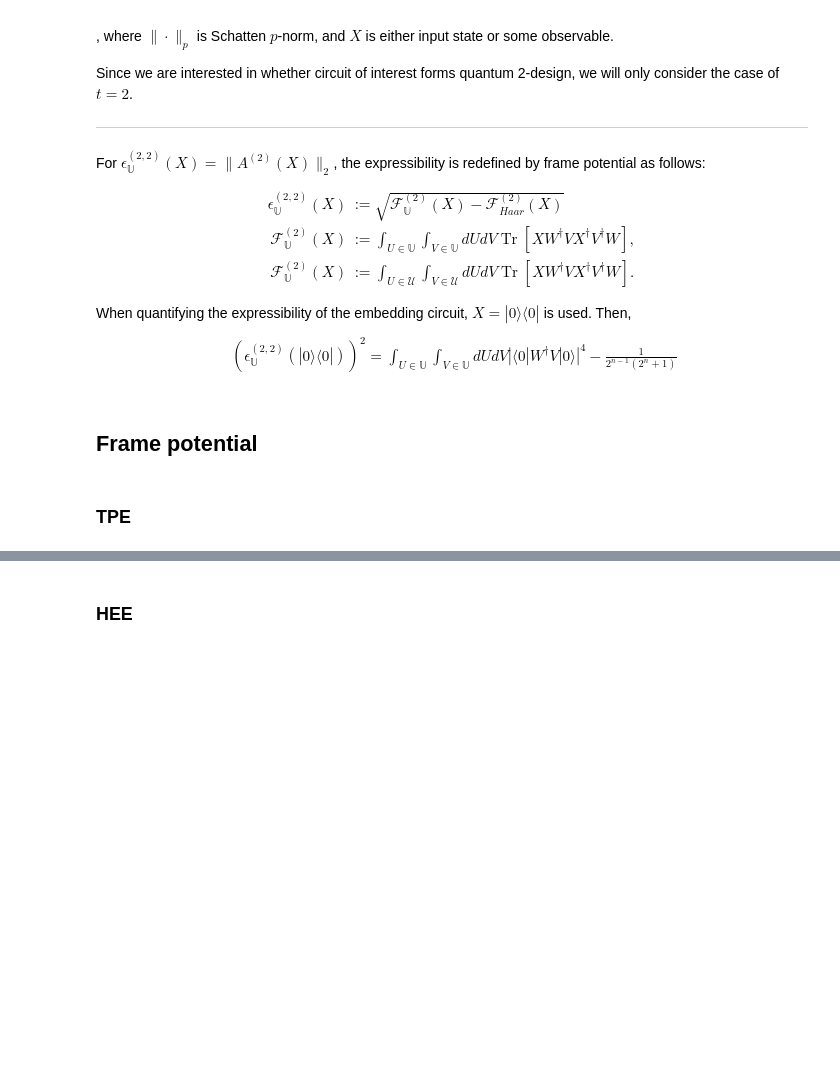
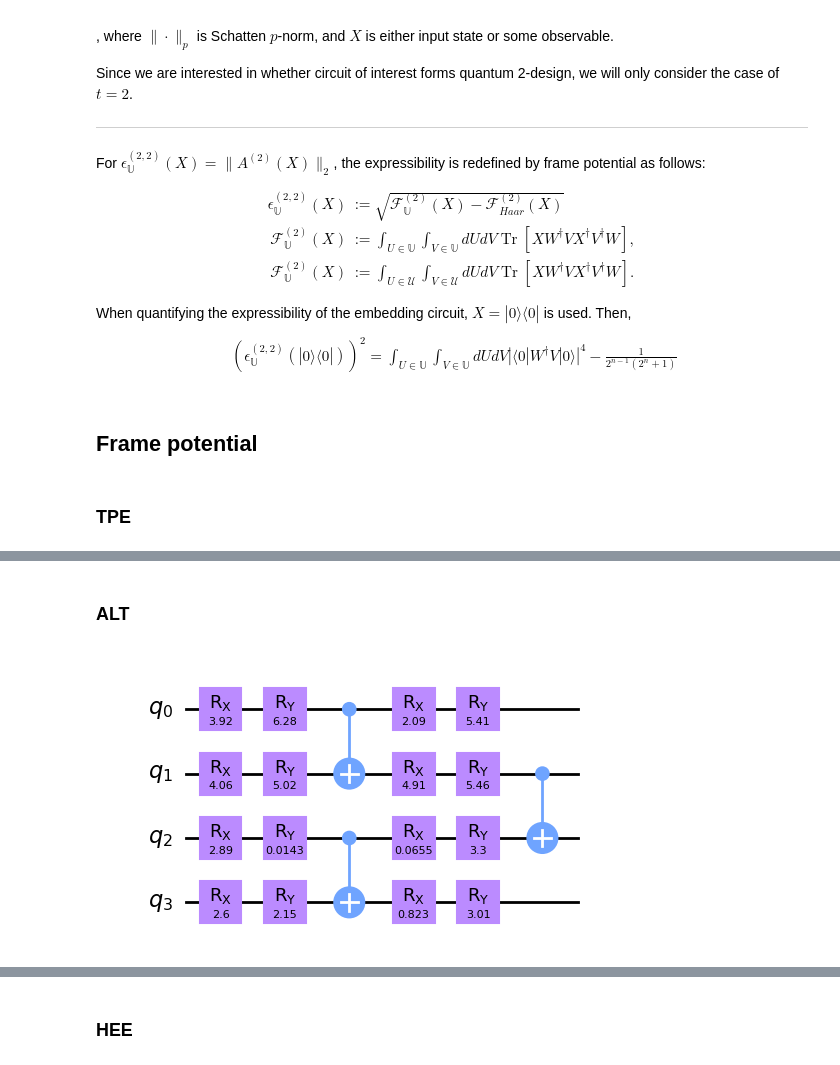
Before and after one commit to kkensuke/encoding-induced_barren-plateau, a Jupyter notebook: expressibility.ipynb, the cells around one changed output, grey strips where cells are left out. Saved outputs shown, nothing was run; the diff lists cells and outputs as text; code cells hidden in the pictures; blank space fills up the shorter version.

```diff
--- a/expressibility.ipynb
+++ b/expressibility.ipynb
@@ -47,6 +48,7 @@ class EXPRESSIBILITY_2:
         self.nqubits = nqubits
         self.nlayers = nlayers
         self.nsamples = nsamples
+        self.count = 0
 
     def TPE(self, circuit, params):
         for i in range(self.nqubits):
@@ -67,6 +69,18 @@ class EXPRESSIBILITY_2:
         for i in range(self.nqubits//2-1):
             circuit.cx(2*i+1, 2*(i+1)%self.nqubits)
 
+    def ALT(self, circuit, params):
+        for i in range(self.nqubits):
+            circuit.rx(params[i], i)
+            circuit.ry(params[i + self.nqubits], i)
+
+        if self.count % 2 == 0:
+            for i in range(self.nqubits//2):
+                circuit.cx(2*i, 2*i+1)
+        else:
+            for i in range(self.nqubits//2-1):
+                circuit.cx(2*i+1, 2*(i+1)%self.nqubits)
+
     def generate_circuit_state(self, params):
         circuit = QuantumCircuit(self.nqubits)
 
@@ -79,6 +93,10 @@ class EXPRESSIBILITY_2:
         elif self.circuit_type == 'HEE2':
             for i in range(self.nlayers):
                 self.HEE2(circuit, params[ 2*self.nqubits*i : 2*self.nqubits*(i+1) ])
+        elif self.circuit_type == 'ALT':
+            for i in range(self.nlayers):
+                self.ALT(circuit, params[ 2*self.nqubits*i : 2*self.nqubits*(i+1) ])
+                self.count += 1
 
         state = qi.Statevector.from_instruction(circuit)
         return state
@@ -178,0 +207,13 @@ plt.show()
+# %% [markdown]
+### ALT
+# %%
+nqubits = 4
+nlayers = 1
+circuit = QuantumCircuit(nqubits)
+exp = EXPRESSIBILITY_2('ALT', nqubits, nlayers, 1)
+exp.ALT(circuit, np.random.uniform(0, 2*np.pi, 2*nqubits*nlayers))
+exp.count += 1
+exp.ALT(circuit, np.random.uniform(0, 2*np.pi, 2*nqubits*nlayers))
+circuit.draw('mpl')
+# %% [output]
+[figure, added]
```
Also changed, not shown: parts of 20 cells of this notebook, 4 other files.
